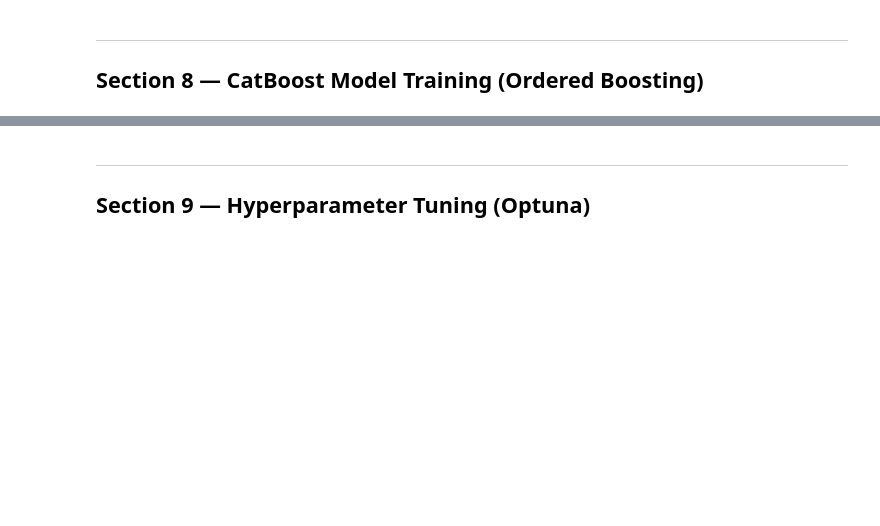
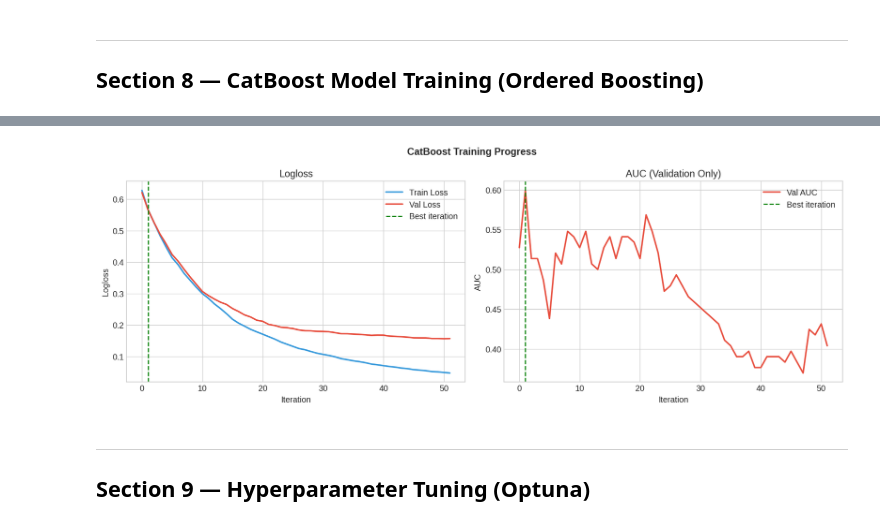
Before and after one commit to LoneWolf36/NCI.SEM1.PAI.PROJ, a Jupyter notebook: dialysis_catboost_model.ipynb, the cells around one changed output, grey strips where cells are left out. Drawn from its saved outputs; the diff is of its cells as text; code cells hidden in the pictures; blank space fills up the shorter version.

```diff
--- a/dialysis_catboost_model.ipynb
+++ b/dialysis_catboost_model.ipynb
@@ -541,14 +655,19 @@ for col in CAT_FEATURE_NAMES:
     X_train_enc[col] = le.fit_transform(X_train_enc[col].astype(str))
     label_encoders[col] = le
 
-smote = SMOTE(random_state=RANDOM_SEED, k_neighbors=min(5, y_train.sum()-1))
-X_train_sm, y_train_sm = smote.fit_resample(X_train_enc, y_train)
+if y_train.sum() > 1 and len(y_train) - y_train.sum() > 1: # Ensure at least 2 samples in both classes for SMOTE
+    smote = SMOTE(random_state=RANDOM_SEED, k_neighbors=min(5, y_train.sum()-1))
+    X_train_sm, y_train_sm = smote.fit_resample(X_train_enc, y_train)
 
-# Decode categoricals back for CatBoost
-for col in CAT_FEATURE_NAMES:
-    X_train_sm[col] = label_encoders[col].inverse_transform(
-        X_train_sm[col].astype(int))
+    # Decode categoricals back for CatBoost
+    for col in CAT_FEATURE_NAMES:
+        X_train_sm[col] = label_encoders[col].inverse_transform(
+            X_train_sm[col].astype(int))
 
-print(f"\nBefore SMOTE: {y_train.value_counts().to_dict()}")
-print(f"After  SMOTE: {pd.Series(y_train_sm).value_counts().to_dict()}")
-print(f"✅ Training set balanced")
+    print(f"\nBefore SMOTE: {y_train.value_counts().to_dict()}")
+    print(f"After  SMOTE: {pd.Series(y_train_sm).value_counts().to_dict()}")
+    print(f"Training set balanced")
+else:
+    X_train_sm, y_train_sm = X_train_enc, y_train
+    print("    Skipping SMOTE: Not enough samples in minority class (or only one class present).")
+    print(f"   Training data shape: {X_train_sm.shape}, Target distribution: {y_train_sm.value_counts().to_dict()}")
@@ -611,14 +749,15 @@ print(f"   Depth            : {model.get_param('depth')}")
 # %%
 # ── Training ───────────────────────────────────────────────────
-print("🚀 Starting CatBoost training...")
+print("Starting CatBoost training...")
 model.fit(
     train_pool,
     eval_set            = val_pool,
     early_stopping_rounds = 50,
     use_best_model      = True,
-    plot                = False,      # set True in Jupyter for live plot
+    plot                = False      # set True in Jupyter for live plot
+    # Removed custom_metrics from here
 )
 
-print(f"\n✅ Training complete!")
+print(f"\n Training complete!")
 print(f"   Best iteration   : {model.get_best_iteration()}")
 print(f"   Best val AUC     : {model.get_best_score()['validation']['AUC']:.4f}")
@@ -625,26 +777,31 @@ print(f"   Best val AUC     : {model.get_best_score()['validation']['AUC']:.4f}"
 # %%
 # ── Training curves ────────────────────────────────────────────
 evals = model.get_evals_result()
 fig, axes = plt.subplots(1, 2, figsize=(14, 5))
 fig.suptitle("CatBoost Training Progress", fontsize=13, fontweight='bold')
 
 if 'learn' in evals and 'Logloss' in evals['learn']:
     epochs = range(len(evals['learn']['Logloss']))
     axes[0].plot(epochs, evals['learn']['Logloss'],     color='#3498db', lw=2, label='Train Loss')
     axes[0].plot(epochs, evals['validation']['Logloss'],color='#e74c3c', lw=2, label='Val Loss')
     axes[0].axvline(model.get_best_iteration(), color='green', ls='--', lw=1.5, label='Best iteration')
     axes[0].set_title("Logloss"); axes[0].set_xlabel("Iteration")
     axes[0].set_ylabel("Logloss"); axes[0].legend()
 
-    axes[1].plot(epochs, evals['learn']['AUC'],      color='#3498db', lw=2, label='Train AUC')
-    axes[1].plot(epochs, evals['validation']['AUC'], color='#e74c3c', lw=2, label='Val AUC')
-    axes[1].axvline(model.get_best_iteration(), color='green', ls='--', lw=1.5, label='Best iteration')
-    axes[1].set_title("AUC"); axes[1].set_xlabel("Iteration")
-    axes[1].set_ylabel("AUC"); axes[1].legend()
+    # Only plot validation AUC if available
+    if 'AUC' in evals['validation']:
+        axes[1].plot(epochs, evals['validation']['AUC'], color='#e74c3c', lw=2, label='Val AUC')
+        axes[1].axvline(model.get_best_iteration(), color='green', ls='--', lw=1.5, label='Best iteration')
+        axes[1].set_title("AUC (Validation Only)"); axes[1].set_xlabel("Iteration")
+        axes[1].set_ylabel("AUC"); axes[1].legend()
+    else:
+        axes[1].set_title("AUC Not Available"); axes[1].text(0.5, 0.5, 'Validation AUC not found in evals_result', transform=axes[1].transAxes, ha='center')
 
 plt.tight_layout()
 plt.savefig("05_training_curves.png", bbox_inches='tight')
 plt.show()
+# %% [output]
+[figure, added]
 # %% [markdown]
 ---
 ## Section 9 — Hyperparameter Tuning (Optuna)
```
Also changed, not shown: parts of 45 cells of this notebook, 3 other files.
